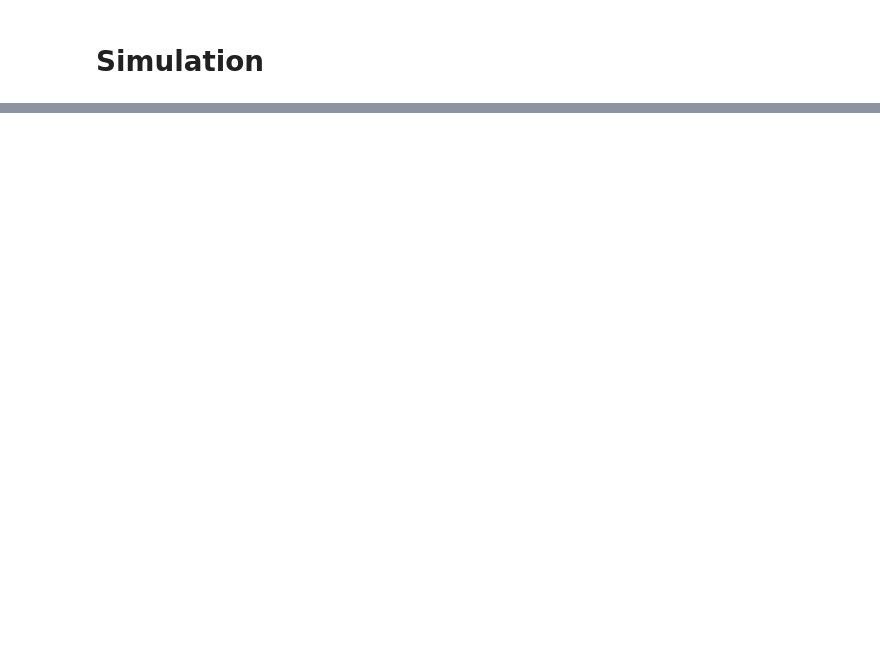
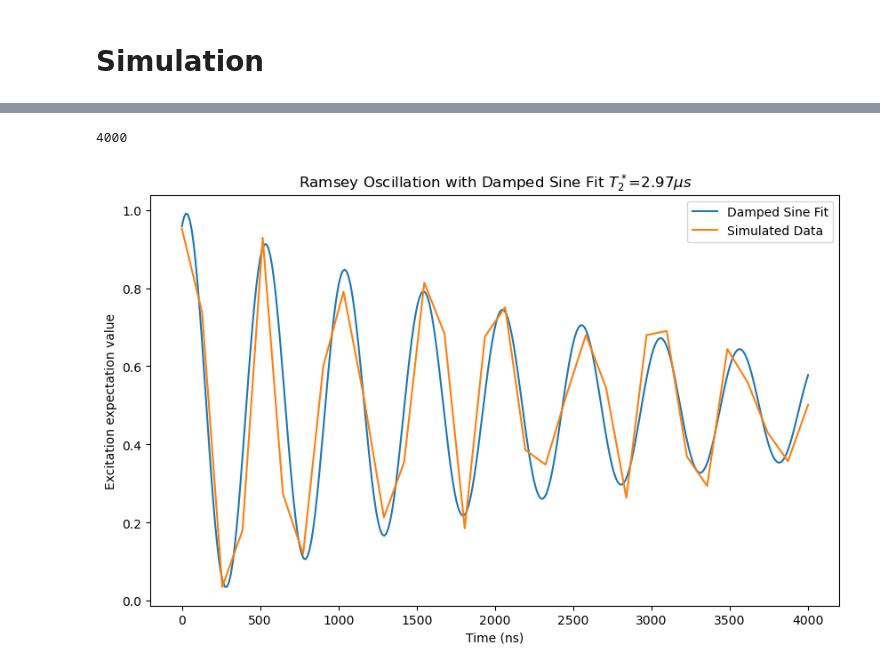
Before and after one commit to Danielgb23/superconducting_qubit_3, a Jupyter notebook: Daniel_simulation_dephasing.ipynb, the cells around one changed output, grey strips where cells are left out. Drawn from its saved outputs; the diff is of its cells as text; code cells hidden in the pictures; blank space fills up the shorter version.

```diff
--- a/Daniel_simulation_dephasing.ipynb
+++ b/Daniel_simulation_dephasing.ipynb
@@ -301,10 +327,6 @@ class Noisy_T2:
 # %%
-T=np.linspace(0,4000,64) #ns
-def noise(tlist):
-    return 20*Ed*band_stop(tlist,white_noise(tlist),f0=wq/2/np.pi, fc=1,n=3)
-exp1=Noisy_T2(0.002,noise=noise)
-
-def wrap(T):
-    return exp1.run(T)
-data=list(qtp.parallel_map(wrap,T,progress_bar=True))
-ramsey_plot(T,data)
+T=np.linspace(0,4000,32) #ns
+def noise_gen(tlist):
+    return 2*0.01*2*np.pi*band_stop(tlist,white_noise(tlist),f0=3, fc=0.05,n=3)
+exp1=Noisy_T2(0.002,noise_gen=noise_gen)
+exp1.run(T)
@@ -319,9 +333,5 @@ ramsey_plot(T,data)
-# %%
-T=np.linspace(0,4000,64) #ns
-
-exp1=Noisy_T2(0.002)
-
-def wrap(T):
-    return exp1.run(T)
-data=list(qtp.parallel_map(wrap,T,progress_bar=True))
-ramsey_plot(T,data)
+# %%
+exp1.plot()
+# %% [output]
+4000
+[figure, added]
```
Also changed, not shown: parts of 16 cells of this notebook.
